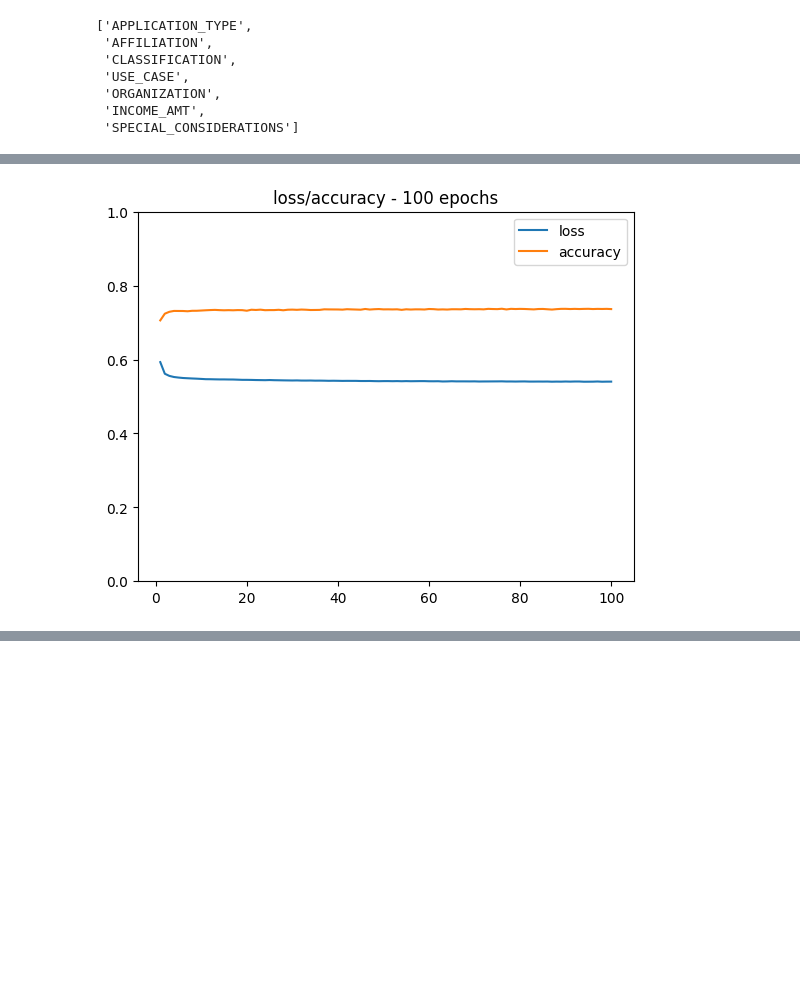
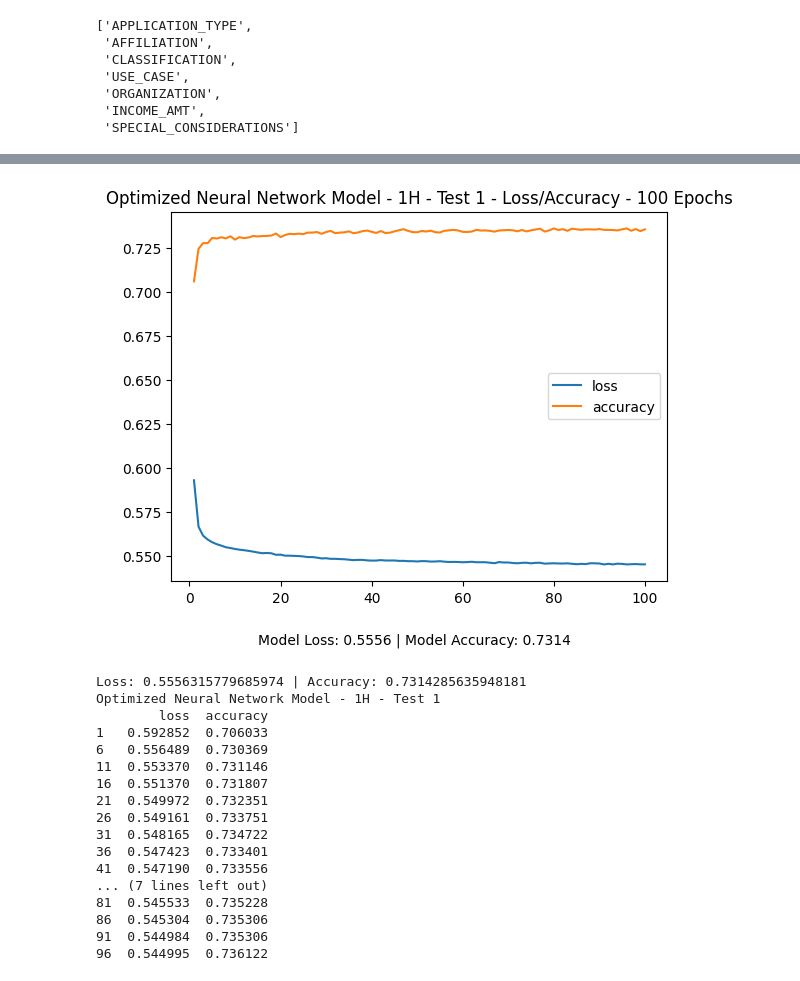
Before and after one commit to afsharritter/M20_Neural_Networks, a Jupyter notebook: challenge/AphabetSoupCharity_Optimization.ipynb, the cells around one changed output, grey strips where cells are left out. Drawn from its saved outputs; the diff is of its cells as text; code cells hidden in the pictures; blank space fills up the shorter version.

```diff
--- a/challenge/AphabetSoupCharity_Optimization.ipynb
+++ b/challenge/AphabetSoupCharity_Optimization.ipynb
@@ -313,6 +278,6 @@ X_train_scaled, X_test_scaled = scale_data(X_train, X_test)
 # %%
 # make nn model
-def make_nn_model(data, n1, n2, act1, act2):
+def make_1h_nn_model(data, n1, n2, act1, act2):
     input_features = len(data[0])
 
     model = tf.keras.models.Sequential()
@@ -348,3 +310,37 @@ def train_nn_model(model, X_train, y_train, epochs):
     fit_model = model.fit(X_train, y_train, epochs=epochs)
 
     return fit_model
+# %%
+def evaluate_nn_model(model, fit, X_test, y_test, title):
+    model_loss, model_accuracy = model.evaluate(X_test, y_test)
+
+    # Text for Graph
+    text_string = f'Model Loss: {model_loss:.4f} | Model Accuracy: {model_accuracy:.4f}'
+    save_title = title.replace(' -','').replace(' ','_')
+
+    model.save(f'analysis/{save_title}.h5')
+
+    def make_evaluation_df(fit):
+        index_range = range(1, len(fit.history['loss'])+1)
+
+        la_df = pd.DataFrame(fit.history, index=index_range)
+
+        return index_range, la_df
+
+    index_range, la_df = make_evaluation_df(fit)
+
+    plt.subplots()
+    plt.plot(la_df, label=['loss','accuracy'])
+    plt.title(f'{title} - Loss/Accuracy - {len(index_range)} Epochs')
+    plt.text(x=15, y=0.50, s=text_string)
+    plt.legend()
+    plt.savefig(f'./analysis/{save_title}_evaluation_graph.png', bbox_inches='tight')
+    plt.show()
+
+    print(f'Loss: {model_loss} | Accuracy: {model_accuracy}')
+    print(f'{title}')
+    print(la_df.iloc[::5, :])
+
+    return la_df
+# %%
+nn_model = make_1h_nn_model(data=X_train_scaled, n1=12, n2=10, act1='relu', act2='relu')
@@ -371,4 +382,0 @@ Epoch 100/100
-# %%
-def evaluate_nn_model(model, X_test, y_test):
-    model_loss, model_accuracy = model.evaluate(X_test, y_test)
-    print(f'Loss: {model_loss} | Accuracy: {model_accuracy}')
@@ -393,4 +383,4 @@ def get_loss_accuracy(model):
-# %%
-nn_accuracy_df = get_loss_accuracy(fit_model)
-# %% [output]
-[figure, removed]
+# %%
+graph_title = 'Optimized Neural Network Model - 1H - Test 1'
+evaluation = evaluate_nn_model(model=nn_model, fit=fit_model, X_test=X_test_scaled, y_test=y_test, title=graph_title)
+# %% [output]
@@ -396,0 +388,18 @@ nn_accuracy_df = get_loss_accuracy(fit_model)
+[figure, added]
+Loss: 0.5556315779685974 | Accuracy: 0.7314285635948181
+Optimized Neural Network Model - 1H - Test 1
+        loss  accuracy
+1   0.592852  0.706033
+6   0.556489  0.730369
+11  0.553370  0.731146
+16  0.551370  0.731807
+21  0.549972  0.732351
+26  0.549161  0.733751
+31  0.548165  0.734722
+36  0.547423  0.733401
+41  0.547190  0.733556
+... (7 lines left out)
+81  0.545533  0.735228
+86  0.545304  0.735306
+91  0.544984  0.735306
+96  0.544995  0.736122
```
Also changed, not shown: parts of 45 cells of this notebook, 16 other files.
